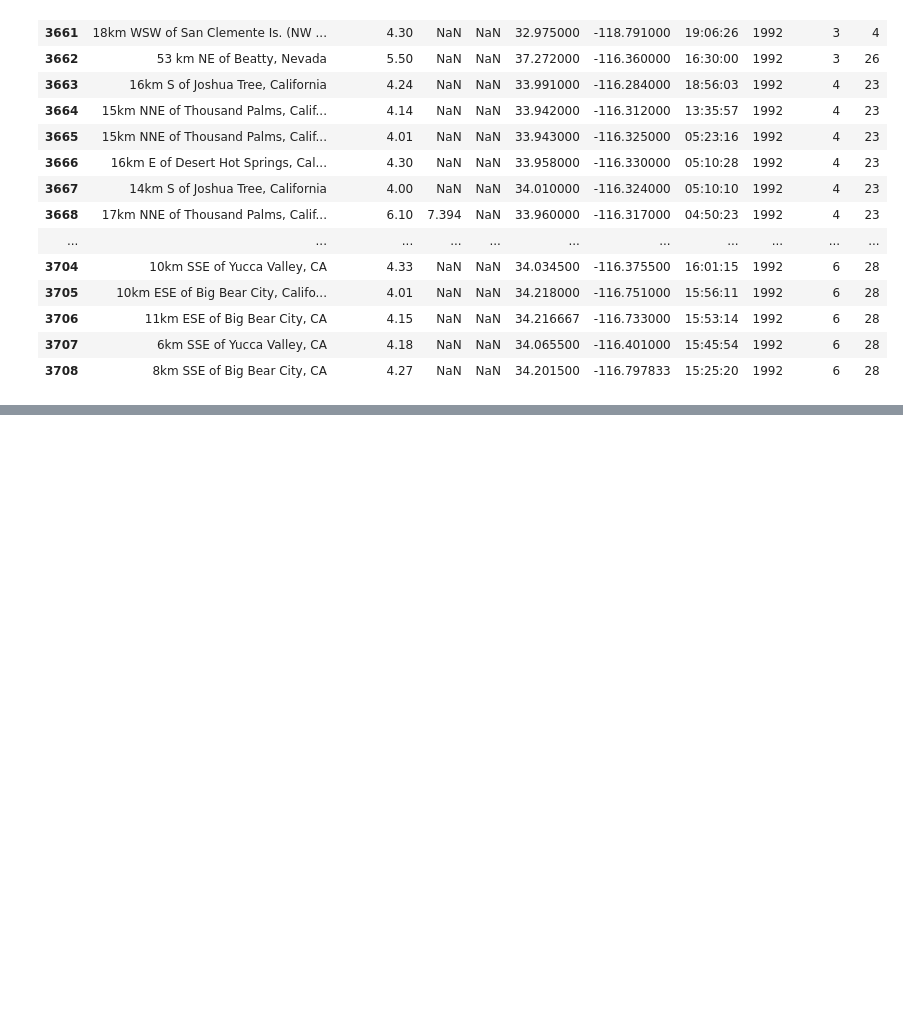
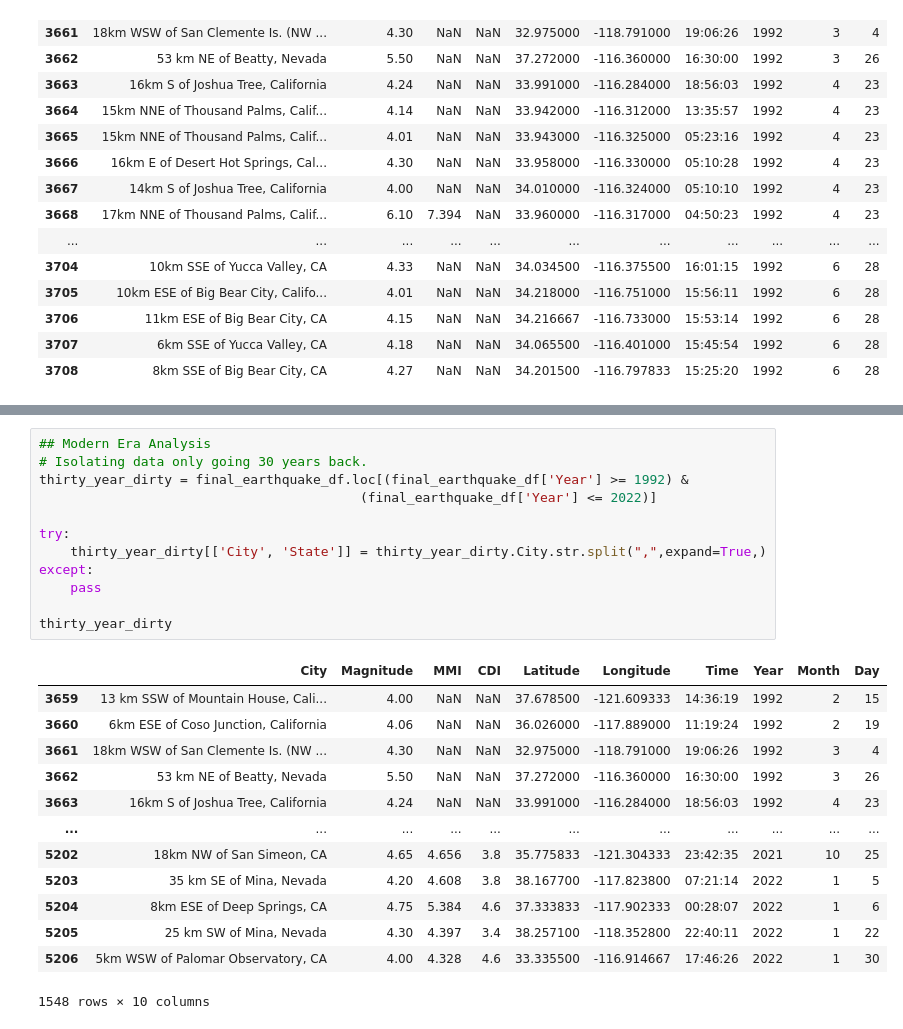
Before and after one commit to chronicJatt/Project-1, a Jupyter notebook: Final_Data_Analysis.ipynb, the cells around one changed output, grey strips where cells are left out. Drawn from its saved outputs; the diff is of its cells as text; blank space fills up the shorter version.

Commit message:
Try-Except
ValueError

```diff
--- a/Final_Data_Analysis.ipynb
+++ b/Final_Data_Analysis.ipynb
@@ -249,0 +346,26 @@ fig
+# %%
+## Modern Era Analysis
+# Isolating data only going 30 years back.
+thirty_year_dirty = final_earthquake_df.loc[(final_earthquake_df['Year'] >= 1992) &
+                                         (final_earthquake_df['Year'] <= 2022)]
+
+try:
+    thirty_year_dirty[['City', 'State']] = thirty_year_dirty.City.str.split(",",expand=True,)
+except:
+    pass
+
+thirty_year_dirty
+# %% [output]
+|  | City | Magnitude | MMI | CDI | Latitude | Longitude | Time | Year | Month | Day |
+| 3659 | 13 km SSW of Mountain House, Cali... | 4.00 | NaN | NaN | 37.678500 | -121.609333 | 14:36:19 | 1992 | 2 | 15 |
+| 3660 | 6km ESE of Coso Junction, California | 4.06 | NaN | NaN | 36.026000 | -117.889000 | 11:19:24 | 1992 | 2 | 19 |
+| 3661 | 18km WSW of San Clemente Is. (NW ... | 4.30 | NaN | NaN | 32.975000 | -118.791000 | 19:06:26 | 1992 | 3 | 4 |
+| 3662 | 53 km NE of Beatty, Nevada | 5.50 | NaN | NaN | 37.272000 | -116.360000 | 16:30:00 | 1992 | 3 | 26 |
+| 3663 | 16km S of Joshua Tree, California | 4.24 | NaN | NaN | 33.991000 | -116.284000 | 18:56:03 | 1992 | 4 | 23 |
+| ... | ... | ... | ... | ... | ... | ... | ... | ... | ... | ... |
+| 5202 | 18km NW of San Simeon, CA | 4.65 | 4.656 | 3.8 | 35.775833 | -121.304333 | 23:42:35 | 2021 | 10 | 25 |
+| 5203 | 35 km SE of Mina, Nevada | 4.20 | 4.608 | 3.8 | 38.167700 | -117.823800 | 07:21:14 | 2022 | 1 | 5 |
+| 5204 | 8km ESE of Deep Springs, CA | 4.75 | 5.384 | 4.6 | 37.333833 | -117.902333 | 00:28:07 | 2022 | 1 | 6 |
+| 5205 | 25 km SW of Mina, Nevada | 4.30 | 4.397 | 3.4 | 38.257100 | -118.352800 | 22:40:11 | 2022 | 1 | 22 |
+| 5206 | 5km WSW of Palomar Observatory, CA | 4.00 | 4.328 | 4.6 | 33.335500 | -116.914667 | 17:46:26 | 2022 | 1 | 30 |
+1548 rows × 10 columns
```
Also changed, not shown: parts of 7 cells of this notebook.
